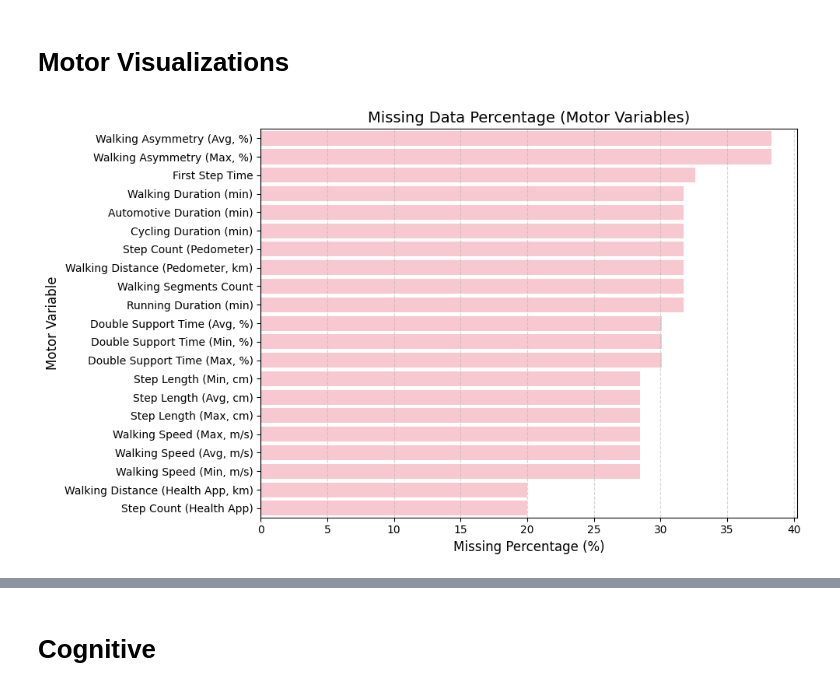
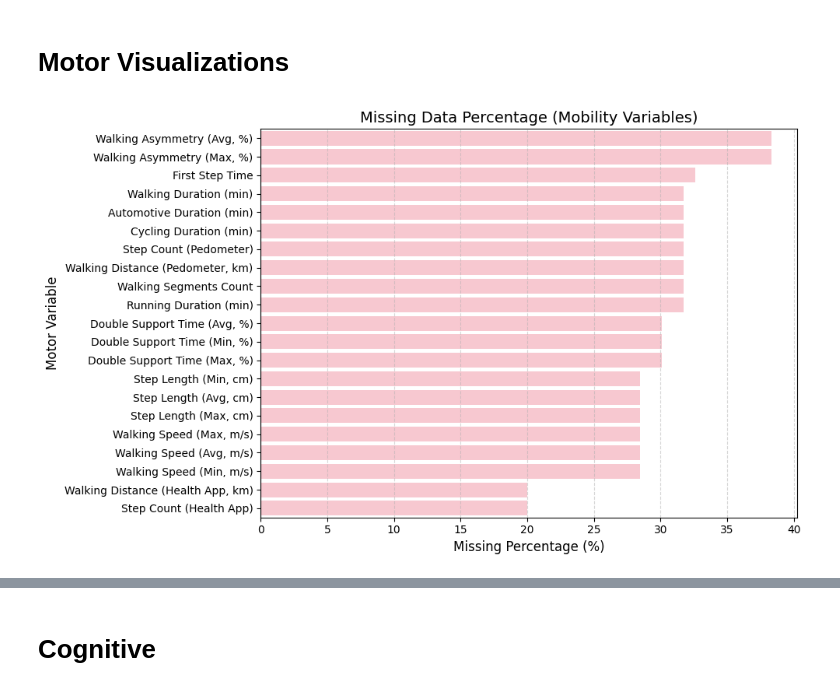
Before and after one commit to ut-southwestern/TechSANS_visualizations, a Jupyter notebook: TechSANS_viz_paper.ipynb, the cells around one changed output, grey strips where cells are left out. Saved outputs shown, nothing was run; the diff lists cells and outputs as text; code cells hidden in the pictures.

```diff
--- a/TechSANS_viz_paper.ipynb
+++ b/TechSANS_viz_paper.ipynb
@@ -457,35 +457,35 @@ motor_labels = {
     'walking_speed_min': 'Walking Speed (Min, m/s)',
     'walking_speed_avg': 'Walking Speed (Avg, m/s)',
     'walking_speed_max': 'Walking Speed (Max, m/s)',
     'walking_step_length_min': 'Step Length (Min, cm)',
     'walking_step_length_avg': 'Step Length (Avg, cm)',
     'walking_step_length_max': 'Step Length (Max, cm)',
     'walking_asymmetry_avg': 'Walking Asymmetry (Avg, %)',
     'walking_asymmetry_max': 'Walking Asymmetry (Max, %)',
     'double_support_time_min': 'Double Support Time (Min, %)',
     'double_support_time_avg': 'Double Support Time (Avg, %)',
     'double_support_time_max': 'Double Support Time (Max, %)'
 }
 
 # Calculate missing percentage for selected motor variables
 missing_percent = df[motor_vars].isnull().mean() * 100
 missing_percent = missing_percent.sort_values(ascending=False)
 
 # Replace variable names with human-readable labels
 display_labels = [motor_labels.get(var, var) for var in missing_percent.index]
 
 # Plotting
 plt.figure(figsize=(10, 6))
 sns.barplot(x=missing_percent.values, y=display_labels, color="pink")
 plt.xlabel("Missing Percentage (%)", fontsize=12)
 plt.ylabel("Motor Variable", fontsize=12)
-plt.title("Missing Data Percentage (Motor Variables)", fontsize=14)
+plt.title("Missing Data Percentage (Mobility Variables)", fontsize=14)
 plt.grid(axis="x", linestyle="--", alpha=0.5)
 plt.tight_layout()
 
 plt.show()
 # %% [output]
-[figure, old version]
+[figure, new version]
 # %%
 # 2 motor Viz
 
```
Also changed, not shown: parts of 3 cells of this notebook.
